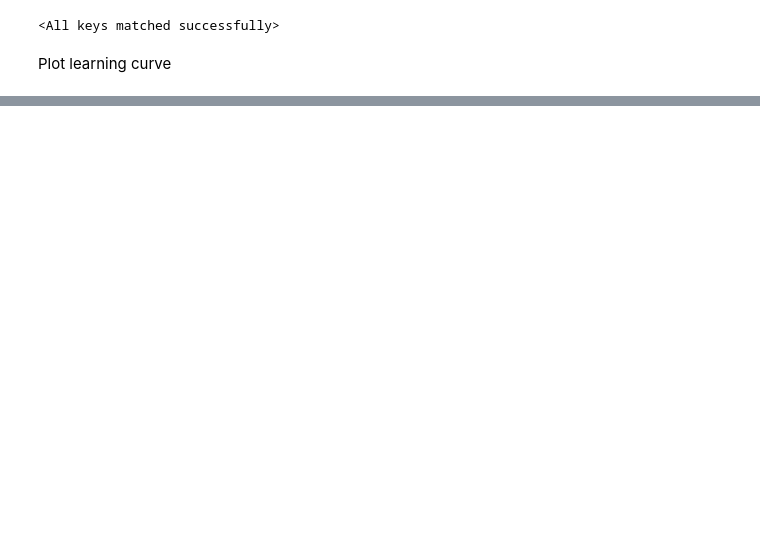
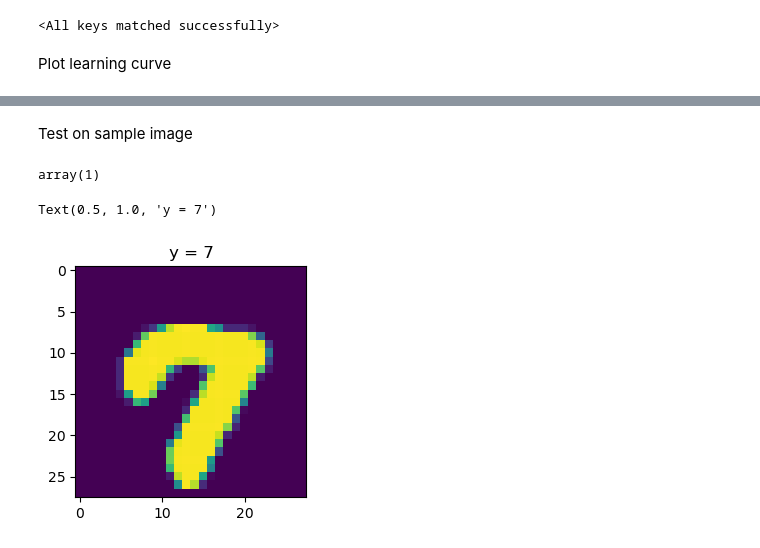
Before and after one commit to pmccthy/ThalamoCortex, a Jupyter notebook: trained_model_analysis.ipynb, the cells around one changed output, grey strips where cells are left out. Drawn from its saved outputs; the diff is of its cells as text; code cells hidden in the pictures; blank space fills up the shorter version.

```diff
--- a/trained_model_analysis.ipynb
+++ b/trained_model_analysis.ipynb
@@ -63,0 +65,24 @@ ax1.legend()
+# %% [markdown]
+Test on sample image
+# %%
+# load data
+traiset_loader, testset_loader, metadata = create_data_loaders(dataset=hyperparams["dataset"],
+                                                               norm=hyperparams["norm"],
+                                                               batch_size=hyperparams["batch_size"],
+                                                               save_path=hyperparams["save_path"])
+# %%
+# get batch
+X, y = next(iter(testset_loader))
+# %%
+zimg_idx = 0
+X_i  = X[img_idx, :, :, :]
+y_i = y[img_idx].detach().numpy()
+# %% [output]
+array(1)
+# %%
+fig, ax = plt.subplots(1, 1, figsize=(3, 3))
+ax.imshow(X_i[0, ])
+ax.set_title(f"y = {y_i}, $\hat{{y}}$={}")
+# %% [output]
+Text(0.5, 1.0, 'y = 7')
+[figure, added]
```
Also changed, not shown: parts of 3 cells of this notebook, 2 other files.
